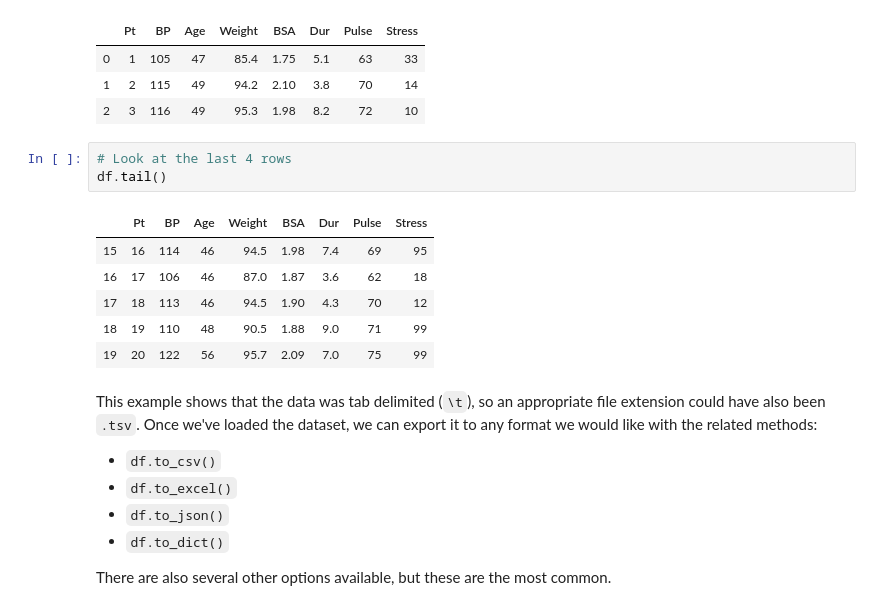
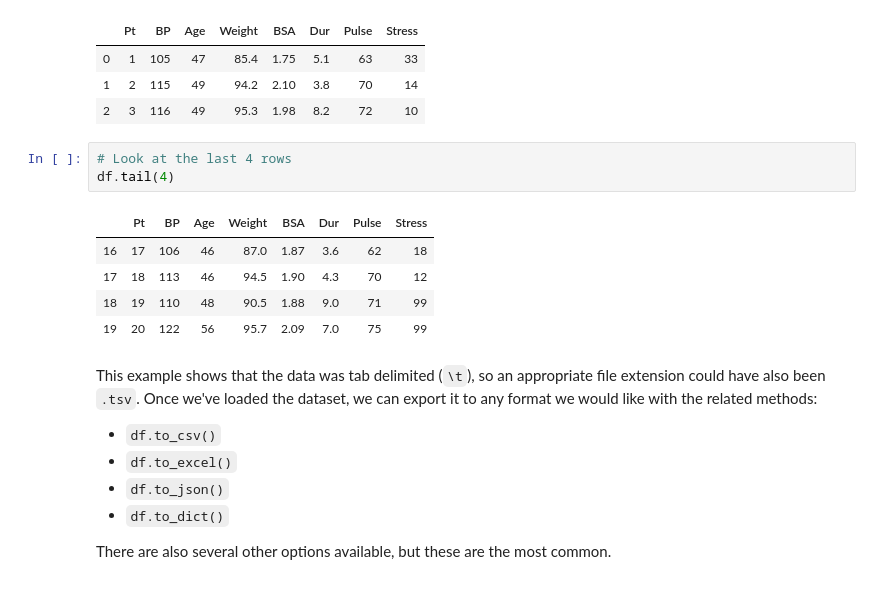
Before and after one commit to jskim1307/dsc-importing-data-using-pandas-hbs-ds-060120, a Jupyter notebook: index.ipynb, the cells around one changed output. Saved outputs shown, nothing was run; the diff lists cells and outputs as text.

```diff
--- a/index.ipynb
+++ b/index.ipynb
@@ -45,10 +45,9 @@ df.head(3)
 | 2 | 3 | 116 | 49 | 95.3 | 1.98 | 8.2 | 72 | 10 |
 # %%
 # Look at the last 4 rows
-df.tail()
+df.tail(4)
 # %% [output]
 |  | Pt | BP | Age | Weight | BSA | Dur | Pulse | Stress |
-| 15 | 16 | 114 | 46 | 94.5 | 1.98 | 7.4 | 69 | 95 |
 | 16 | 17 | 106 | 46 | 87.0 | 1.87 | 3.6 | 62 | 18 |
 | 17 | 18 | 113 | 46 | 94.5 | 1.90 | 4.3 | 70 | 12 |
 | 18 | 19 | 110 | 48 | 90.5 | 1.88 | 9.0 | 71 | 99 |
```
